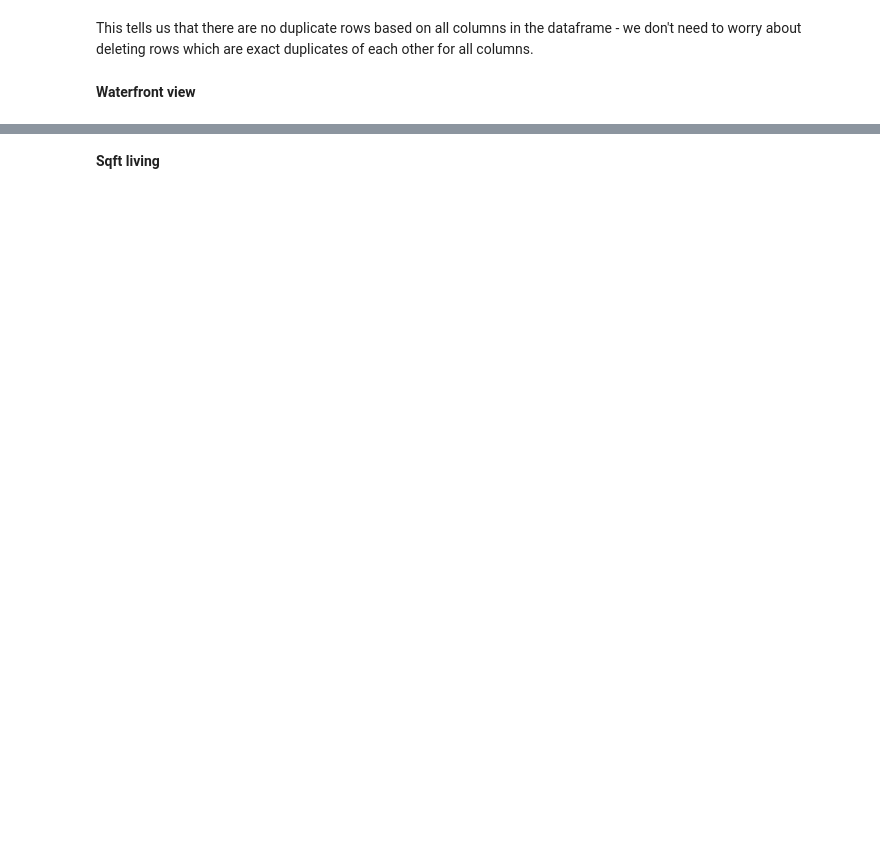
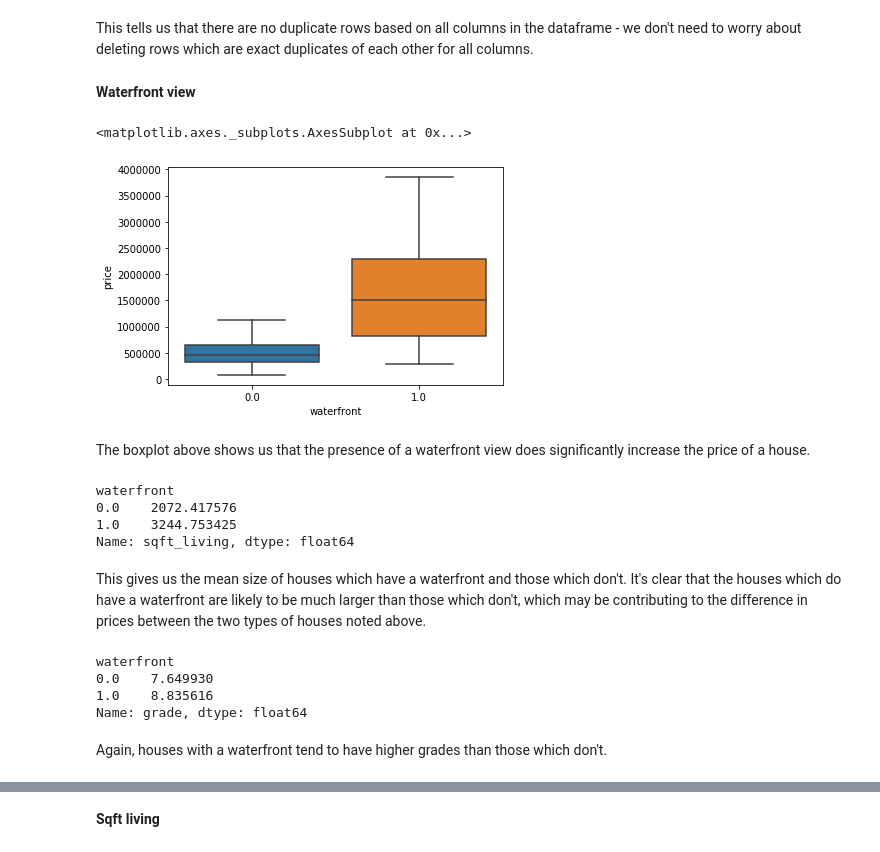
Before and after one commit to HeleneBu/Project_1, a Jupyter notebook: Question 1.ipynb, the cells around one changed output, grey strips where cells are left out. Saved outputs shown, nothing was run; the diff lists cells and outputs as text; code cells hidden in the pictures; blank space fills up the shorter version.

```diff
--- a/Data cleaning and question 1.ipynb
+++ b/Question 1.ipynb
@@ -58,3 +68,28 @@ Index: []
 This tells us that there are no duplicate rows based on all columns in the dataframe - we don't need to worry about deleting rows which are exact duplicates of each other for all columns.
 # %% [markdown]
 **Waterfront view**
+# %%
+sns.boxplot(x = 'waterfront', y = 'price', data = df, showfliers = False)
+# %% [output]
+<matplotlib.axes._subplots.AxesSubplot at 0x...>
+[figure, added]
+# %% [markdown]
+The boxplot above shows us that the presence of a waterfront view does significantly increase the price of a house.
+# %%
+df.groupby(['waterfront'])['sqft_living'].mean()
+# %% [output]
+waterfront
+0.0    2072.417576
+1.0    3244.753425
+Name: sqft_living, dtype: float64
+# %% [markdown]
+This gives us the mean size of houses which have a waterfront and those which don't. It's clear that the houses which do have a waterfront are likely to be much larger than those which don't, which may be contributing to the difference in prices between the two types of houses noted above.
+# %%
+df.groupby(['waterfront'])['grade'].mean()
+# %% [output]
+waterfront
+0.0    7.649930
+1.0    8.835616
+Name: grade, dtype: float64
+# %% [markdown]
+Again, houses with a waterfront tend to have higher grades than those which don't.
```
Also changed, not shown: parts of 60 cells of this notebook, 4 other files.
